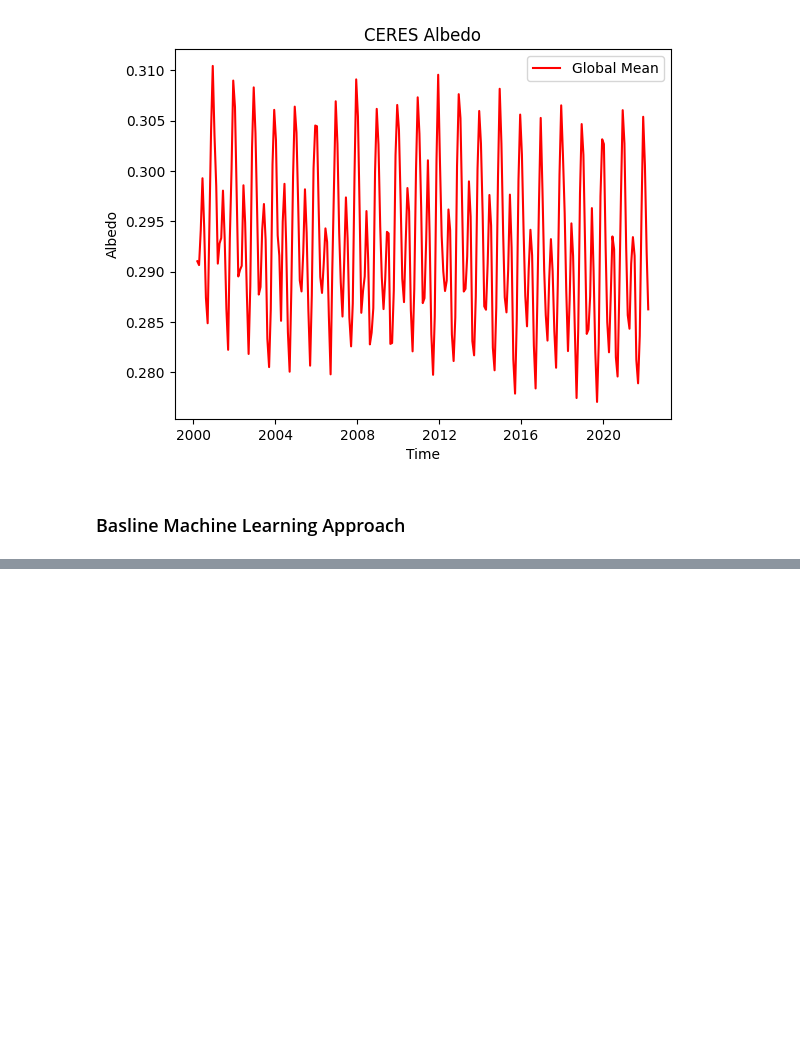
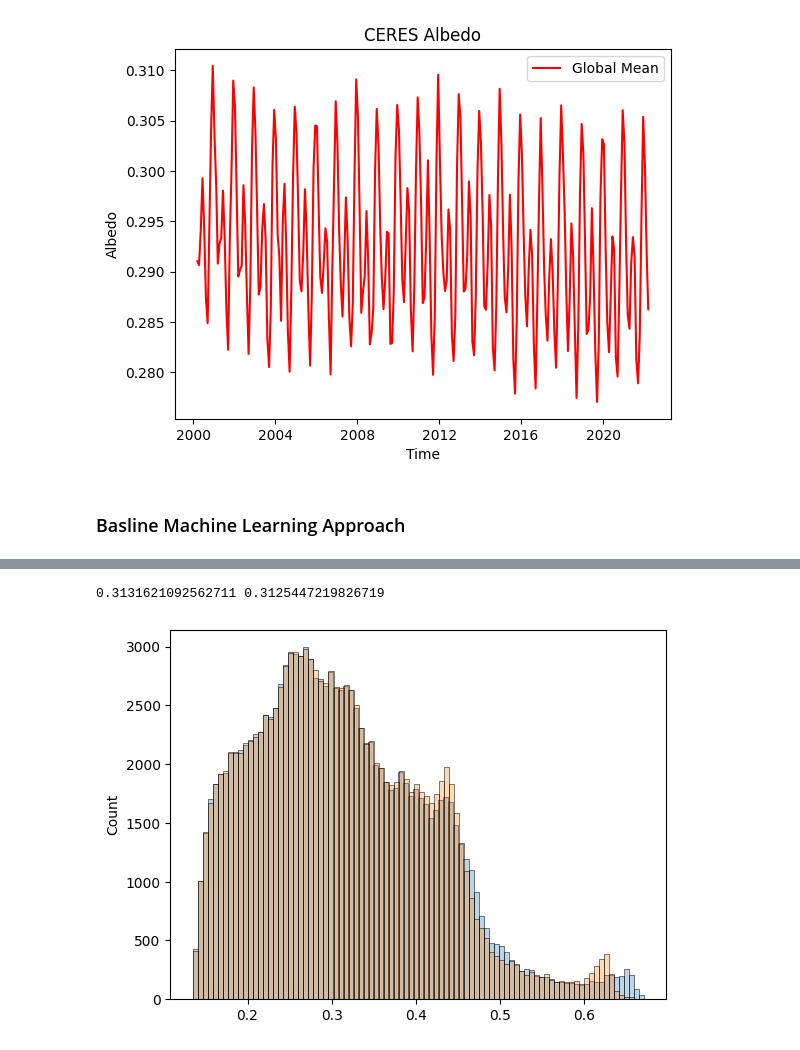
Before and after one commit to samuelhkahn/ai-albedo-research, a Jupyter notebook: Albedo Machine Learning with no TS model.ipynb, the cells around one changed output, grey strips where cells are left out. Cells and saved outputs as stored; diff of their text form; code cells hidden in the pictures; blank space fills up the shorter version.

```diff
--- a/Albedo Machine Learning with no TS model.ipynb
+++ b/Albedo Machine Learning with no TS model.ipynb
@@ -67,4 +71,4 @@ ceres.rename({"time":"month"},inplace=True,axis=1)
 # %%
-ceres.drop(["albedo"],axis=1,inplace=True)
+ceres.drop(["albedo","time"],axis=1,inplace=True)
 # %%
 ceres.dropna(inplace=True)
@@ -82,0 +149,12 @@ ExplainableBoostingRegressor()
+# %%
+from sklearn.model_selection import train_test_split
+from interpret.glassbox import ExplainableBoostingRegressor
+
+X = ceres.loc[:, ceres.columns!='toa_alb_all_mon']
+y = ceres.loc[:, ceres.columns=='toa_alb_all_mon']
+X["northern_hemipshere"] = 1.0
+X.loc[X['lat'] <= 0,"northern_hemipshere"] = 0.0
+X.drop(["lon",
+        "lat"],
+       axis=1,
+       inplace=True)
@@ -82,0 +404,5 @@ ExplainableBoostingRegressor()
+# %%
+perturbation_frame = X_test.copy()
+# southern_hemisphere = perturbation_frame.loc[X_test['lat'] < 0]
+# northerm_hemisphere = perturbation_frame.loc[X_test['lat'] >= 0]
+# perturbation_frame.loc[southern_hemisphere.index,"ini_aod55_mon"]+=1000
@@ -82,0 +426,3 @@ ExplainableBoostingRegressor()
+# %%
+# perturbation_frame['ini_aod55_mon'] +=.1
+perturbed_prediction = clf.predict(perturbation_frame)
@@ -82,0 +433,7 @@ ExplainableBoostingRegressor()
+# %%
+sns.histplot(prediction,alpha=0.3)
+sns.histplot(perturbed_prediction,alpha=0.3)
+print(prediction.mean(),perturbed_prediction.mean())
+# %% [output]
+0.3131621092562711 0.3125447219826719
+[figure, added]
```
Also changed, not shown: parts of 61 cells of this notebook, 2 other files.
